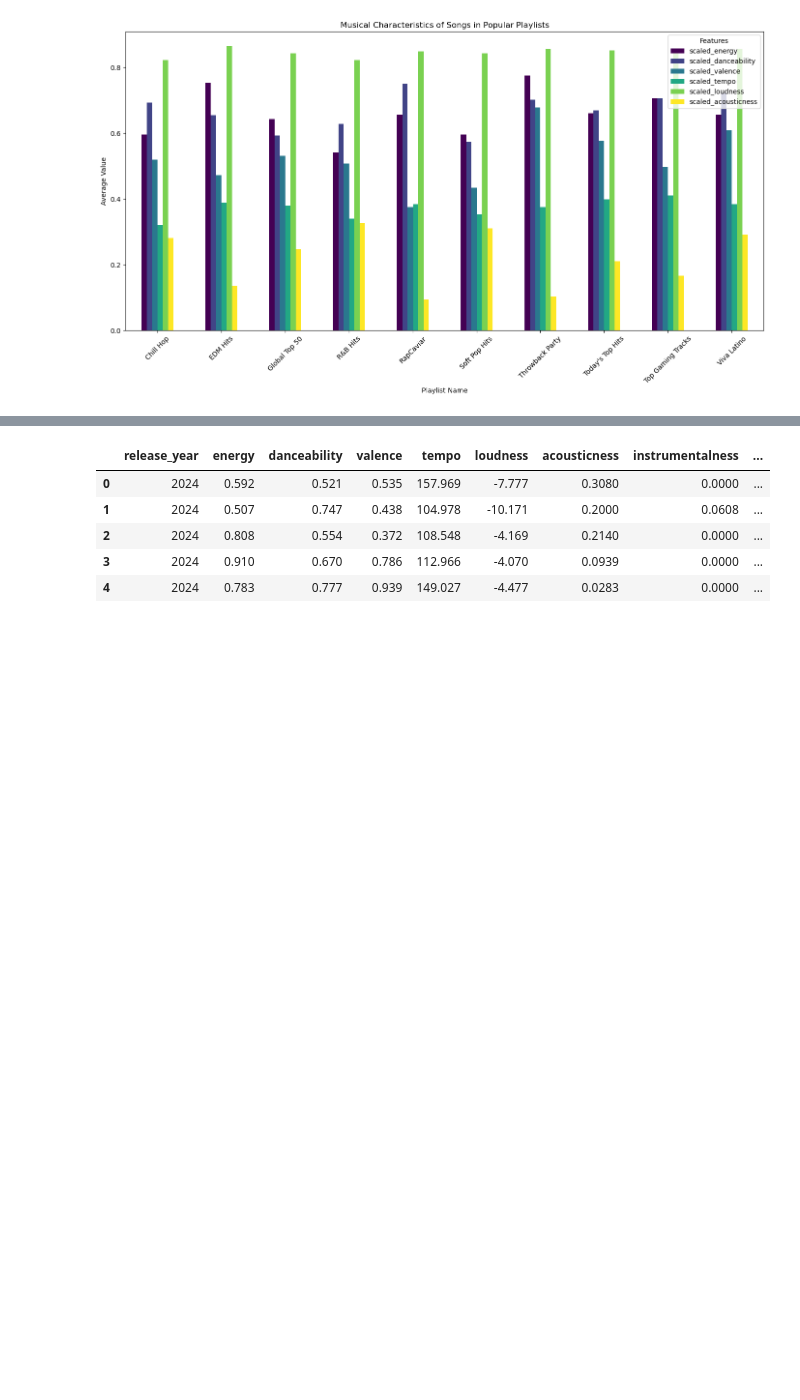
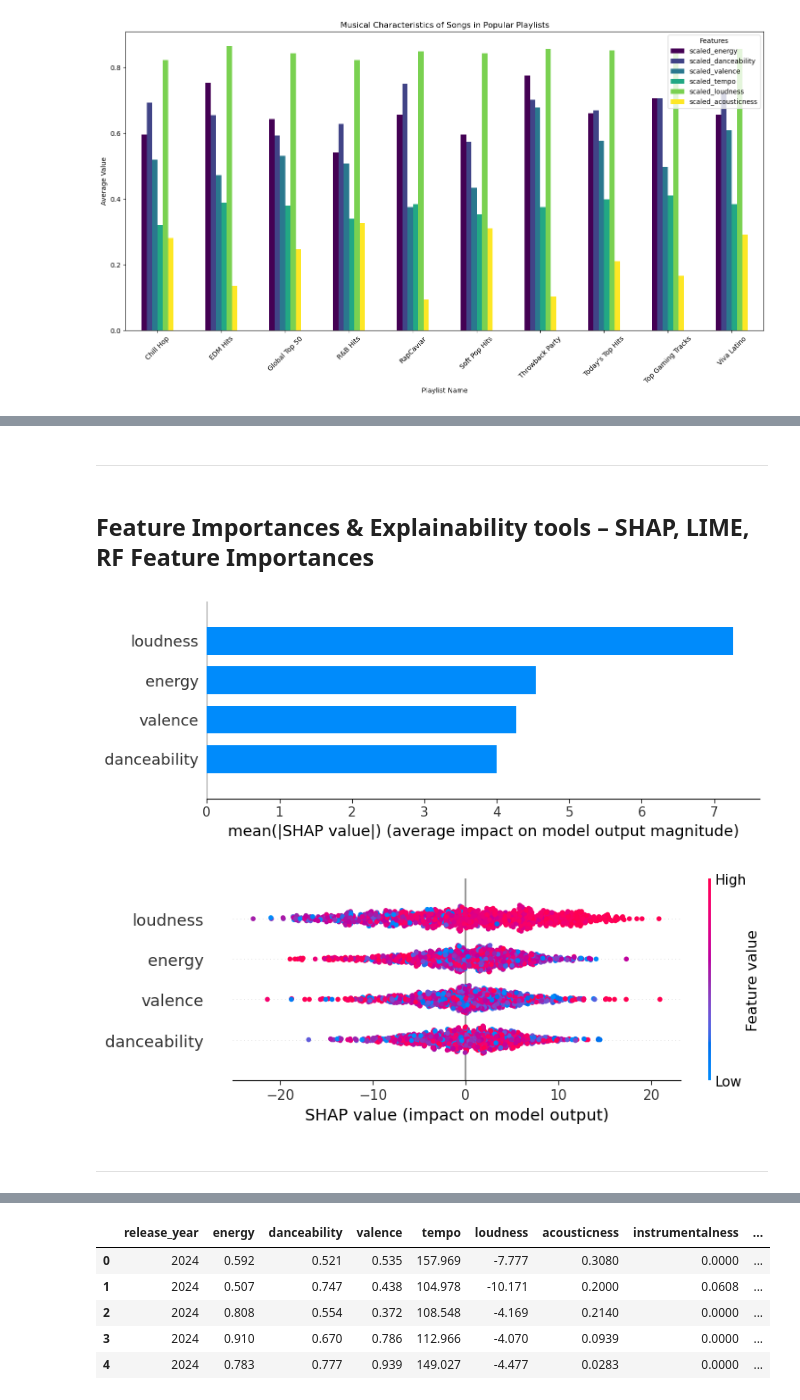
Before and after one commit to LuiisClaudio/spotify-analytics, a Jupyter notebook: capstone_project_proposal.ipynb, the cells around one changed output, grey strips where cells are left out. Drawn from its saved outputs; the diff is of its cells as text; code cells hidden in the pictures; blank space fills up the shorter version.

```diff
--- a/capstone_project_proposal.ipynb
+++ b/capstone_project_proposal.ipynb
@@ -1742,0 +1957,61 @@ Viva Latino            0.383960         0.856647             0.291305
+# %% [markdown]
+---
+# %% [markdown]
+## Feature Importances & Explainability tools – SHAP, LIME, RF Feature Importances
+# %%
+import shap
+
+# Ensure xgboost is installed and imported
+import xgboost as xgb
+
+# Example: Explain predictions for the best regression model (e.g., XGBoostRegressor)
+# Use the model and test data from your workflow
+
+# Prepare feature set for SHAP (use the same features as for model training)
+if 'X_test' in locals():
+	X_features = X_test
+elif 'selected_features' in locals():
+	X_features = df[selected_features].dropna()
+else:
+	# Fallback: use all numeric columns except the target
+	X_features = df.select_dtypes(include=['float64', 'int64']).drop(columns=['track_popularity'], errors='ignore').dropna()
+
+# Ensure xgb_reg is defined and fitted (train a simple model if not)
+from xgboost import XGBRegressor
+from sklearn.utils.validation import check_is_fitted
+from sklearn.exceptions import NotFittedError
+
+need_fit = False
+if 'xgb_reg' not in locals():
+	need_fit = True
+else:
+	try:
+		check_is_fitted(xgb_reg)
+	except NotFittedError:
+		need_fit = True
+
+if need_fit:
+	# Use y if available, otherwise fallback to the target column
+	if 'y' in locals():
+		y_target = y.loc[X_features.index] if hasattr(y, 'loc') else pd.Series(y, index=X_features.index)
+	else:
+		y_target = df.loc[X_features.index, 'track_popularity']
+	xgb_reg = XGBRegressor(random_state=42)
+	xgb_reg.fit(X_features, y_target)
+
+# Create SHAP explainer for XGBoost model
+explainer = shap.TreeExplainer(xgb_reg)
+
+# Calculate SHAP values for the test set
+shap_values = explainer.shap_values(X_features)
+
+# Summary plot for feature importance
+shap.summary_plot(shap_values, X_features, plot_type="bar")
+
+# Detailed summary plot (beeswarm)
+shap.summary_plot(shap_values, X_features)
+# %% [output]
+[figure, added]
+[figure, added]
+# %% [markdown]
+---
```
Also changed, not shown: parts of 23 cells of this notebook.
